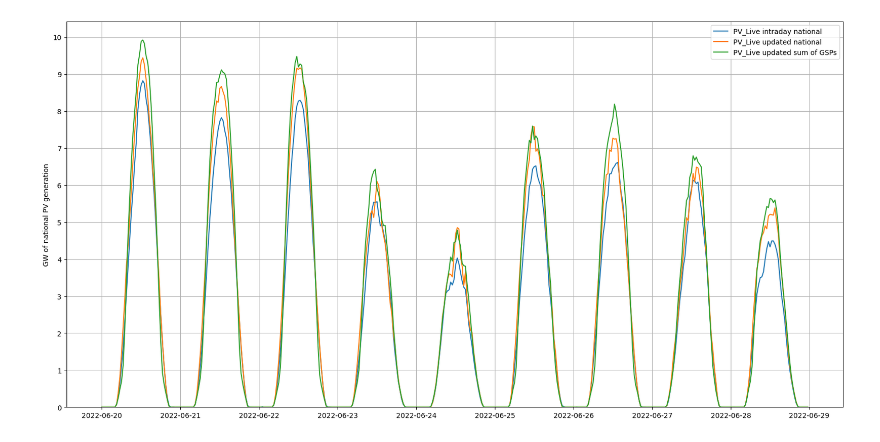
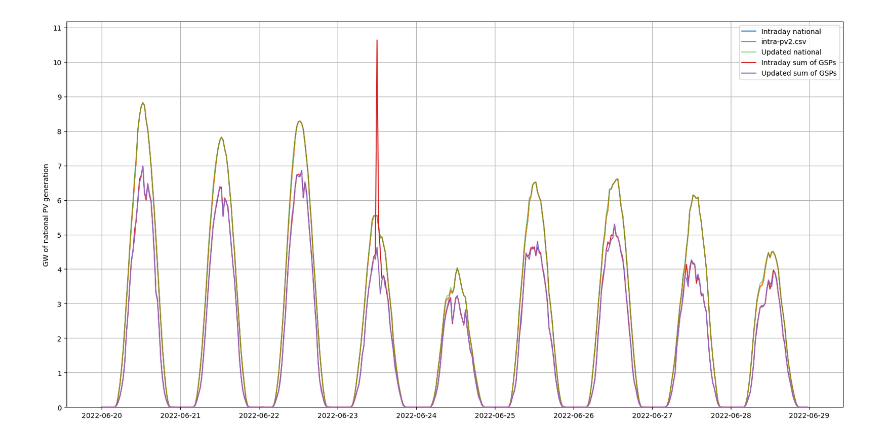
Before and after one commit to openclimatefix/gb_national_pv_forecast, a Jupyter notebook: notebooks/plot_error_between_intraday_PV_Live_and_updated_PV_Live.ipynb, the cells around one changed output. Drawn from its saved outputs; the diff is of its cells as text; code cells hidden in the pictures.

Commit message:
data from prod db

```diff
--- a/notebooks/plot_error_between_intraday_PV_Live_and_updated_PV_Live.ipynb
+++ b/notebooks/plot_error_between_intraday_PV_Live_and_updated_PV_Live.ipynb
@@ -51,28 +71,54 @@ intraday_df
+# %%
+intraday_mask = df.regime == "in-day"
+intraday = df.loc[intraday_mask]
+updated = df.loc[~intraday_mask]
+
+def get_national(df: pd.DataFrame) -> pd.Series:
+    return df.loc[df.gsp_id == 0].solar_generation_gw
+
+def get_sum_of_gsps(df: pd.DataFrame) -> pd.Series:
+    return df.loc[df.gsp_id != 0].groupby("datetime_utc").solar_generation_gw.sum()
+
+intraday_national = get_national(intraday)
+updated_national = get_national(updated)
+intraday_sum_of_gsps = get_sum_of_gsps(intraday)
+updated_sum_of_gsps = get_sum_of_gsps(updated)
 # %%
 START_DATE: Final[str] = "2022-06-20"
-END_DATE: Final[str] = "2022-06-28" # "2022-08-10"  # The last date in v5 of the GSP PV data
+END_DATE: Final[str] = "2022-06-28"
 
 fig, ax = plt.subplots()
 
 ax.plot(
-    intraday_df["solar_generation_kw"].loc[START_DATE:END_DATE] / 1E6,
-    label="PV_Live intraday national",
+    intraday_national[START_DATE:END_DATE],
+    label="Intraday national",
 )
 
 ax.plot(
-    updated_national_mw.loc[START_DATE:END_DATE] / 1E3,
-    label="PV_Live updated national",
+    national_intra_csv[START_DATE:END_DATE],
+    label="intra-pv2.csv",
 )
 
 ax.plot(
-    updated_sum_of_gsps_mw.loc[START_DATE:END_DATE].to_series() / 1E3,
-    label="PV_Live updated sum of GSPs",
+    updated_national[START_DATE:END_DATE],
+    label="Updated national",
+    alpha=0.5,
+)
+
+ax.plot(
+    intraday_sum_of_gsps[START_DATE:END_DATE],
+    label="Intraday sum of GSPs",
+)
+
+ax.plot(
+    updated_sum_of_gsps[START_DATE:END_DATE],
+    label="Updated sum of GSPs",
 )
 
 ax.legend()
 ax.grid()
 ax.set_ylim([0, ax.get_ylim()[1]])
 ax.set_ylabel("GW of national PV generation")
 ax.yaxis.set_major_locator(mticker.MultipleLocator(1))
 # %% [output]
-[figure, old version]
+[figure, new version]
```
Also changed, not shown: parts of 10 cells of this notebook, 2 other files.
